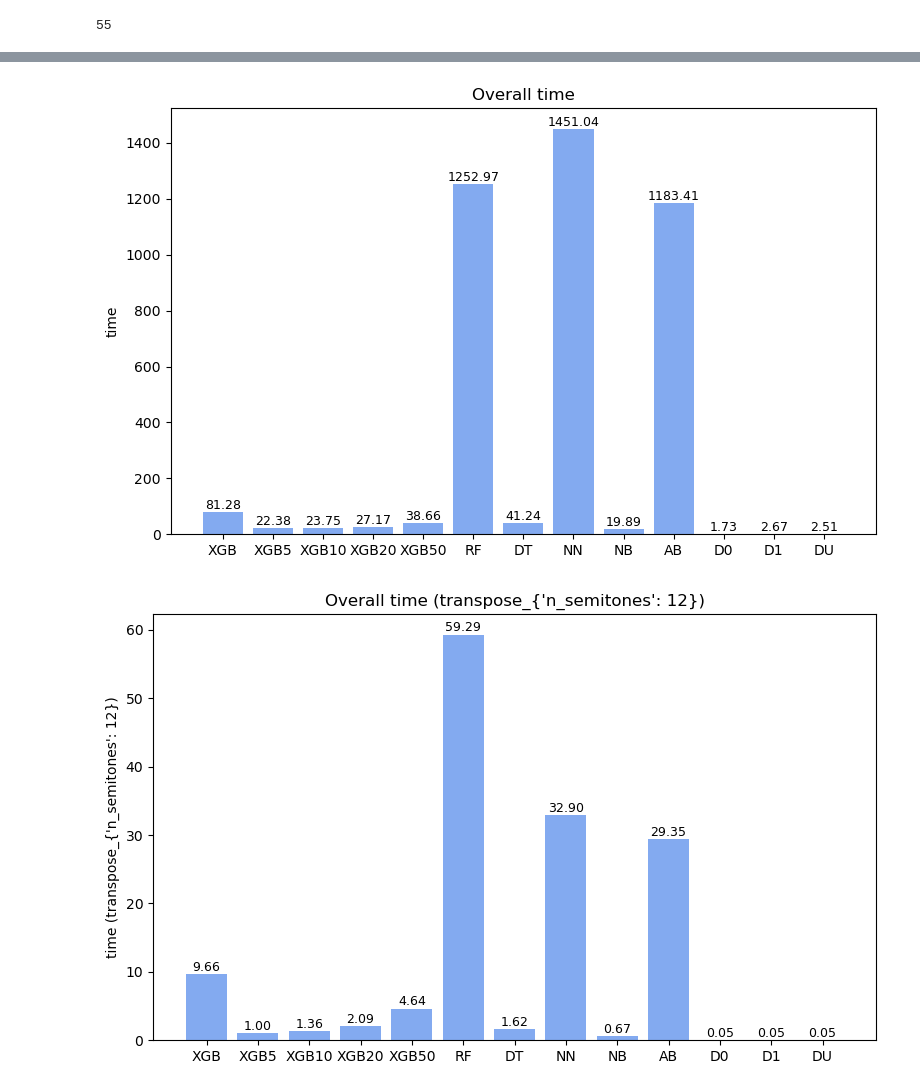
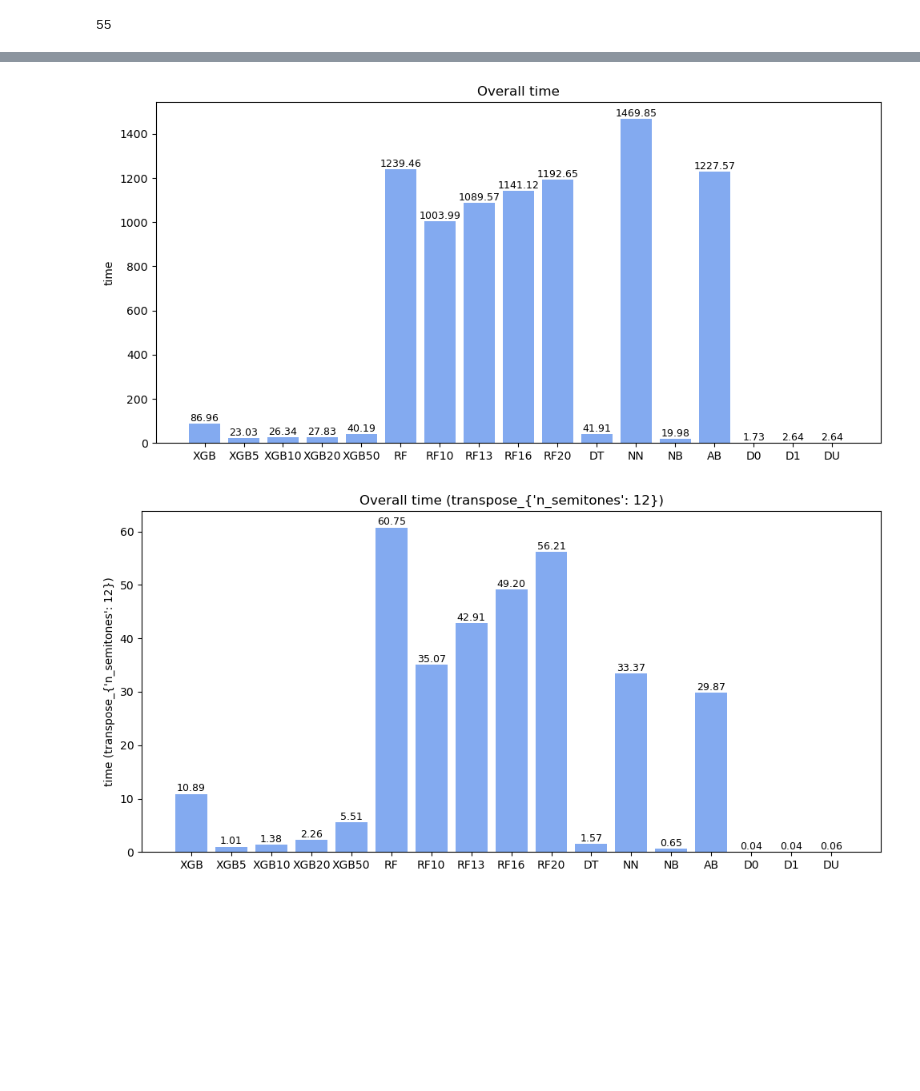
Before and after one commit to VelardeGissel/AutomaticMusicOrchestration, a Jupyter notebook: amo_with_doublings_multiclass_train_on_all_evaluation.ipynb, the cells around one changed output, grey strips where cells are left out. Drawn from its saved outputs; the diff is of its cells as text; code cells hidden in the pictures; blank space fills up the shorter version.

Commit message:
better figures with model selection

```diff
--- a/amo_with_doublings_multiclass_train_on_all_evaluation.ipynb
+++ b/amo_with_doublings_multiclass_train_on_all_evaluation.ipynb
@@ -90,6 +90,10 @@ model_names = [
         "XGBoost20",
         "XGBoost50",
         "RandomForest",
+        "RandomForest10",
+        "RandomForest13",
+        "RandomForest16",
+        "RandomForest20",
         "DecisionTree",
         #"LSTMClassifier",      # Added
         "NearestNeighbors",
@@ -103,6 +107,7 @@ model_names = [
         "DummyUnif",
     ]
 
+
 model_names_short = [
     'XGB',
     'XGB5',
@@ -110,6 +115,10 @@ model_names_short = [
     'XGB20',
     'XGB50',
     'RF',
+    'RF10',
+    'RF13',
+    'RF16',
+    'RF20',
     'DT',
     #'LSTM*',
     'NN',
@@ -130,6 +139,10 @@ classifiers = [
     XGBClassifier(n_estimators = 20),
     XGBClassifier(n_estimators = 50),
     RandomForestClassifier(),
+    RandomForestClassifier(max_depth=10),
+    RandomForestClassifier(max_depth=13),
+    RandomForestClassifier(max_depth=16),
+    RandomForestClassifier(max_depth=20),
     DecisionTreeClassifier(),
     #KerasClassifierWrapper(build_lstm_classifier),      # Added LSTM
     KNeighborsClassifier(1),
@@ -430,21 +444,21 @@ print(ml_metrics)
 # %%
 for mn in ml_metrics_names:
     if "time" in mn:
         # Plot
-        plt.figure(figsize=(8, 5))
+        plt.figure(figsize=(10, 5))
         barlist = plt.bar(model_names_short, ml_metrics[mn], capsize=5, color='cornflowerblue', alpha=0.8)
 
         plt.ylabel(mn)
         plt.title(f'Overall {mn}')
         if not "time" in mn:
             plt.ylim(0, 1.1)
 
         # Optional: Add values above bars
         for i, val in enumerate(ml_metrics[mn]):
             plt.text(i, val + 0.03, f"{val:.2f}", ha='center', va='bottom', fontsize=9)
 
         plt.tight_layout()
         plt.show()
 # %% [output]
-[figure, old version]
+[figure, new version]
-[figure, old version]
+[figure, new version]
```
Also changed, not shown: parts of 9 cells of this notebook, 3 other files.
